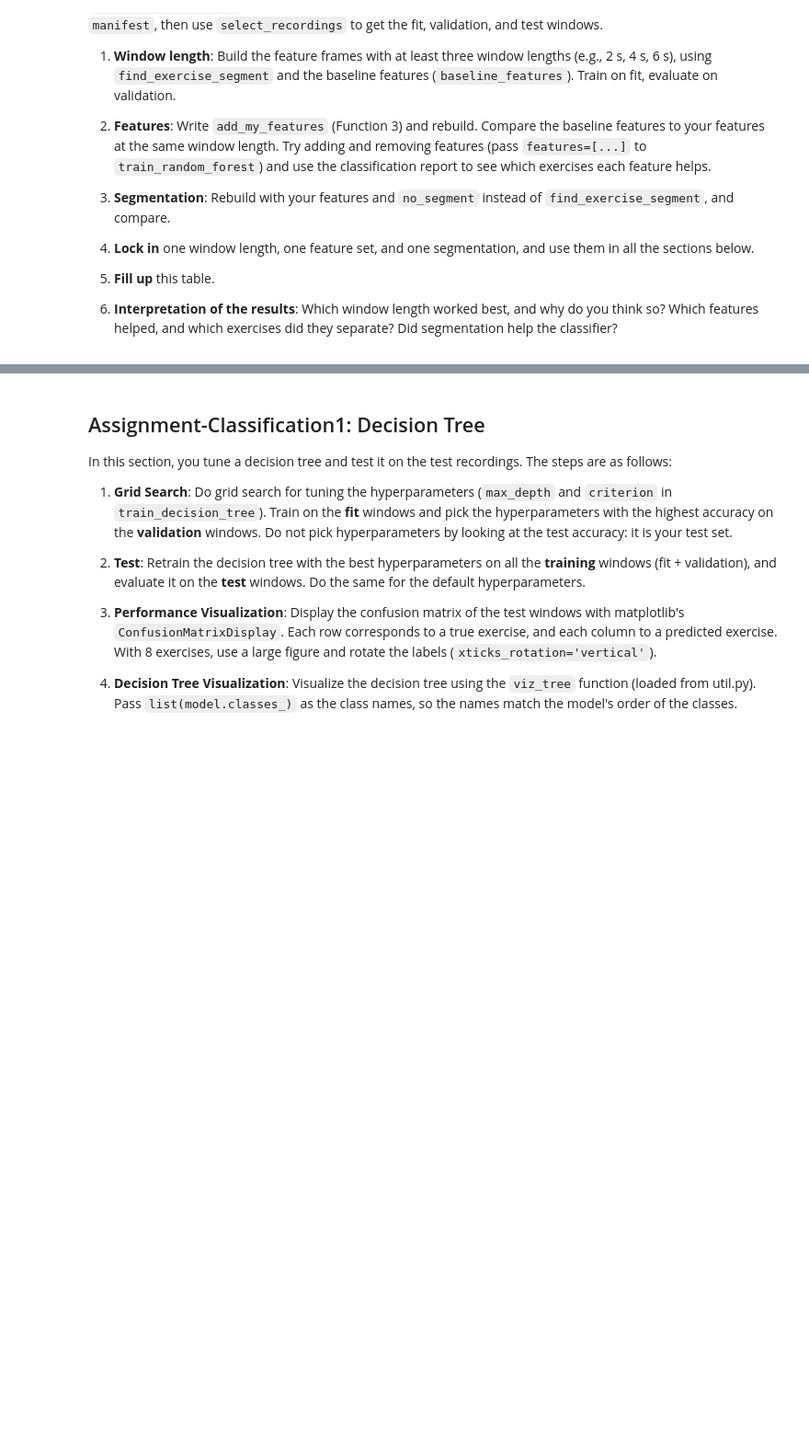
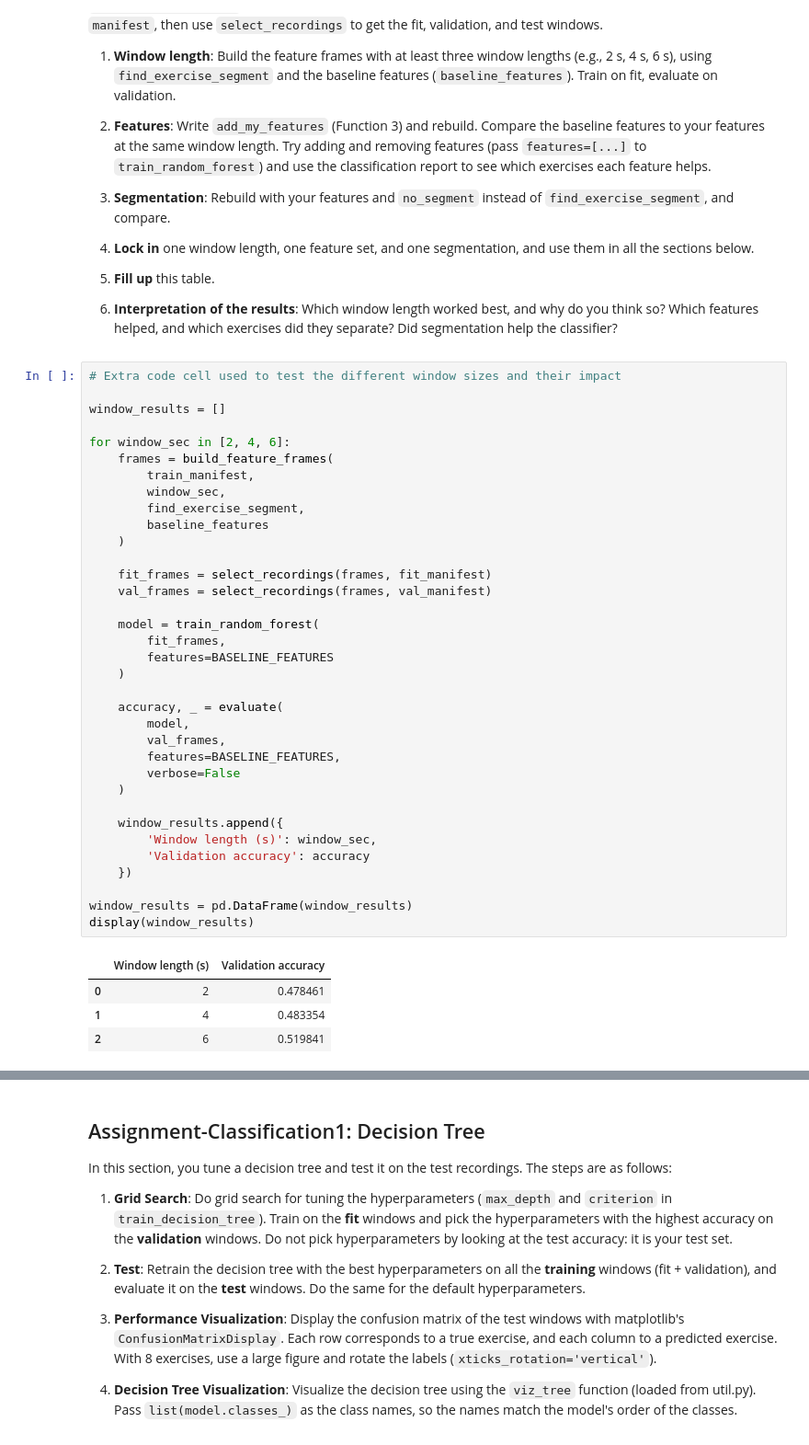
Before and after one commit to ajiang05/CS328A3, a Jupyter notebook: A3_exercise_recognition.ipynb, the cells around one changed output, grey strips where cells are left out. Shown at 92% size. Cells and saved outputs as stored; diff of their text form; blank space fills up the shorter version.

```diff
--- a/A3_exercise_recognition.ipynb
+++ b/A3_exercise_recognition.ipynb
@@ -530,6 +581,46 @@ Before comparing models, choose the window length and the feature set (explorati
 5. **Fill up** this table.
 
 6. **Interpretation of the results**: Which window length worked best, and why do you think so? Which features helped, and which exercises did they separate? Did segmentation help the classifier?
+# %%
+# Extra code cell used to test the different window sizes and their impact
+
+window_results = []
+
+for window_sec in [2, 4, 6]:
+    frames = build_feature_frames(
+        train_manifest,
+        window_sec,
+        find_exercise_segment,
+        baseline_features
+    )
+
+    fit_frames = select_recordings(frames, fit_manifest)
+    val_frames = select_recordings(frames, val_manifest)
+
+    model = train_random_forest(
+        fit_frames,
+        features=BASELINE_FEATURES
+    )
+
+    accuracy, _ = evaluate(
+        model,
+        val_frames,
+        features=BASELINE_FEATURES,
+        verbose=False
+    )
+
+    window_results.append({
+        'Window length (s)': window_sec,
+        'Validation accuracy': accuracy
+    })
+
+window_results = pd.DataFrame(window_results)
+display(window_results)
+# %% [output]
+|  | Window length (s) | Validation accuracy |
+| 0 | 2 | 0.478461 |
+| 1 | 4 | 0.483354 |
+| 2 | 6 | 0.519841 |
 # %%
 # Hints, step by step:
 # frames = build_feature_frames(manifest, 4, find_exercise_segment, baseline_features)
```
Also changed, not shown: parts of 8 cells of this notebook.
